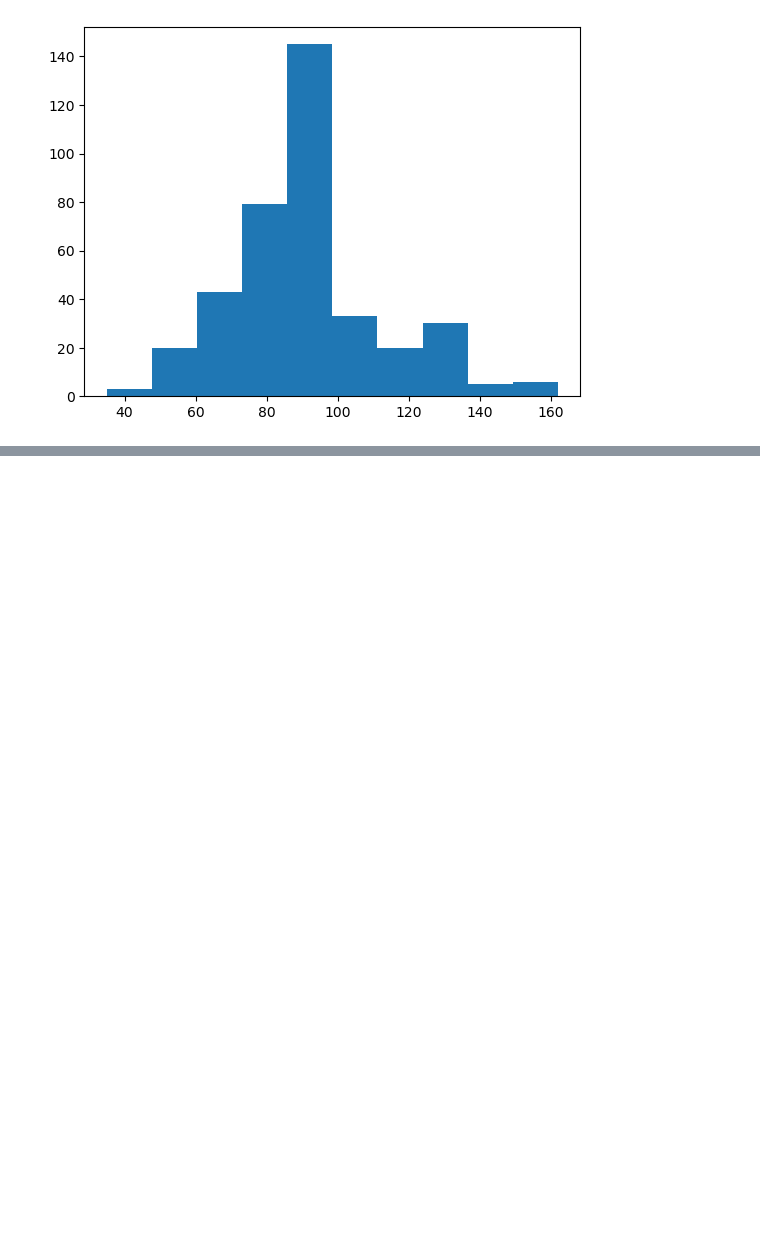
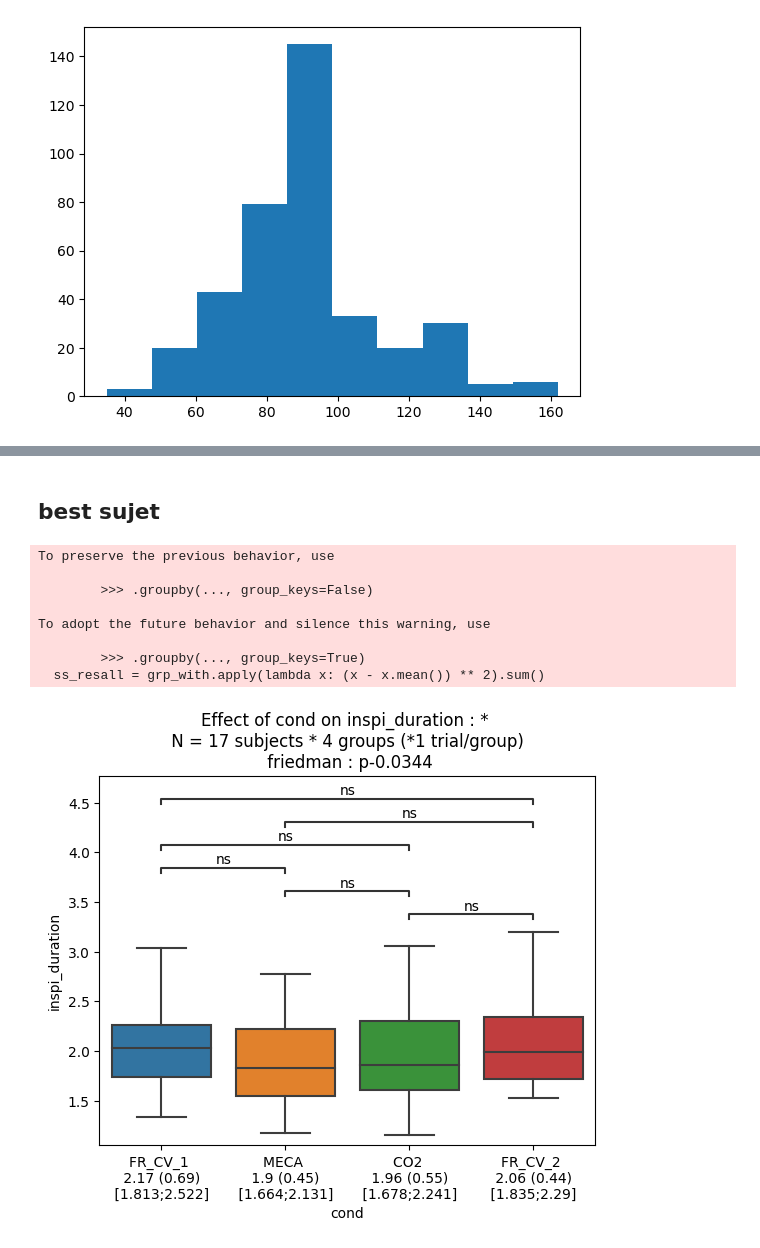
Before and after one commit to JulesGranget/Script_Python_EEG_Paris_git, a Jupyter notebook: n14_respi_analysis.ipynb, the cells around one changed output, grey strips where cells are left out. Saved outputs shown, nothing was run; the diff lists cells and outputs as text; code cells hidden in the pictures; blank space fills up the shorter version.

```diff
--- a/n14_respi_analysis.ipynb
+++ b/n14_respi_analysis.ipynb
@@ -145,0 +243,21 @@ df_allsujet = df_allsujet[['sujet', 'cond', 'session']+metric_list]
+# %% [markdown]
+## best sujet
+# %%
+predictor = 'cond'
+
+for outcome_i in metric_list:
+
+    fig, ax = plt.subplots()
+
+    df_stats = df_allsujet.query(f"session == 'o' and sujet in {sujet_best.tolist()}")
+    ax = auto_stats(df_stats, predictor, outcome_i, ax=ax, subject='sujet', design='within', mode='box', transform=False, verbose=True, order=None)
+# %% [output]
+To preserve the previous behavior, use
+
+        >>> .groupby(..., group_keys=False)
+
+To adopt the future behavior and silence this warning, use
+
+        >>> .groupby(..., group_keys=True)
+  ss_resall = grp_with.apply(lambda x: (x - x.mean()) ** 2).sum()
+[figure, added]
```
Also changed, not shown: parts of 51 cells of this notebook, 11 other files.
